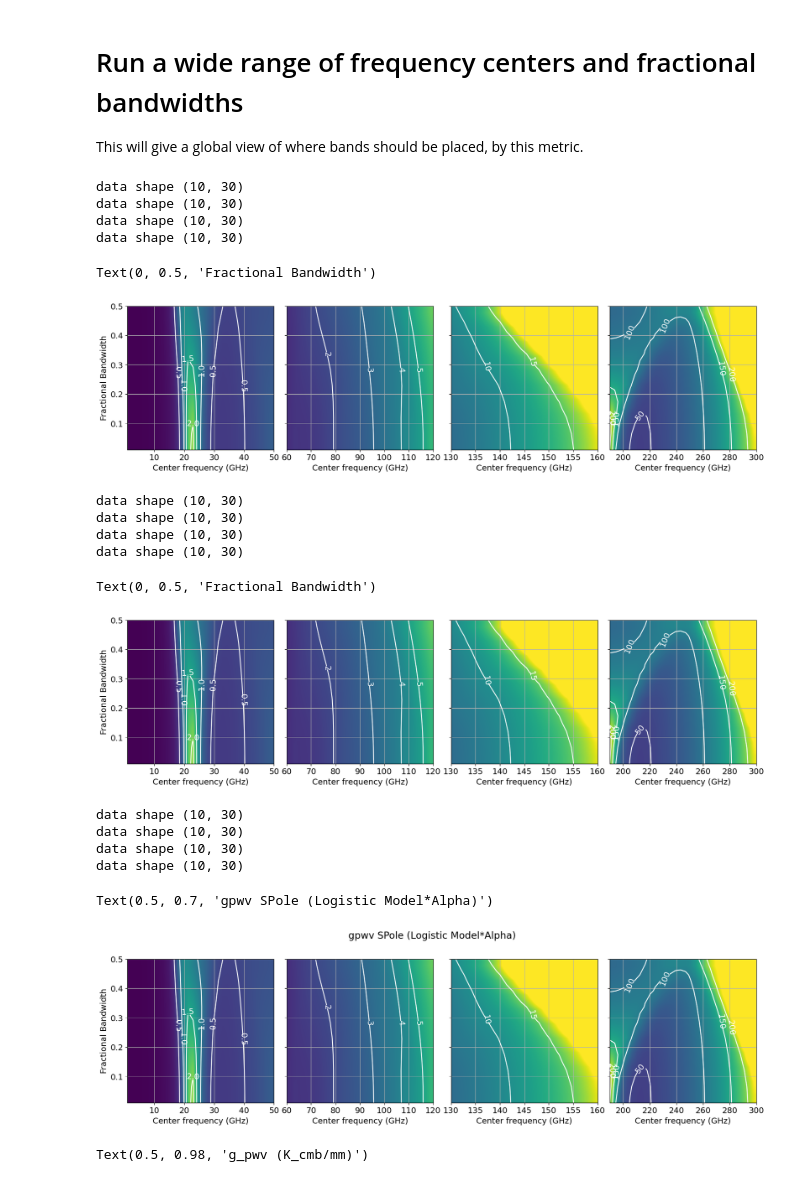
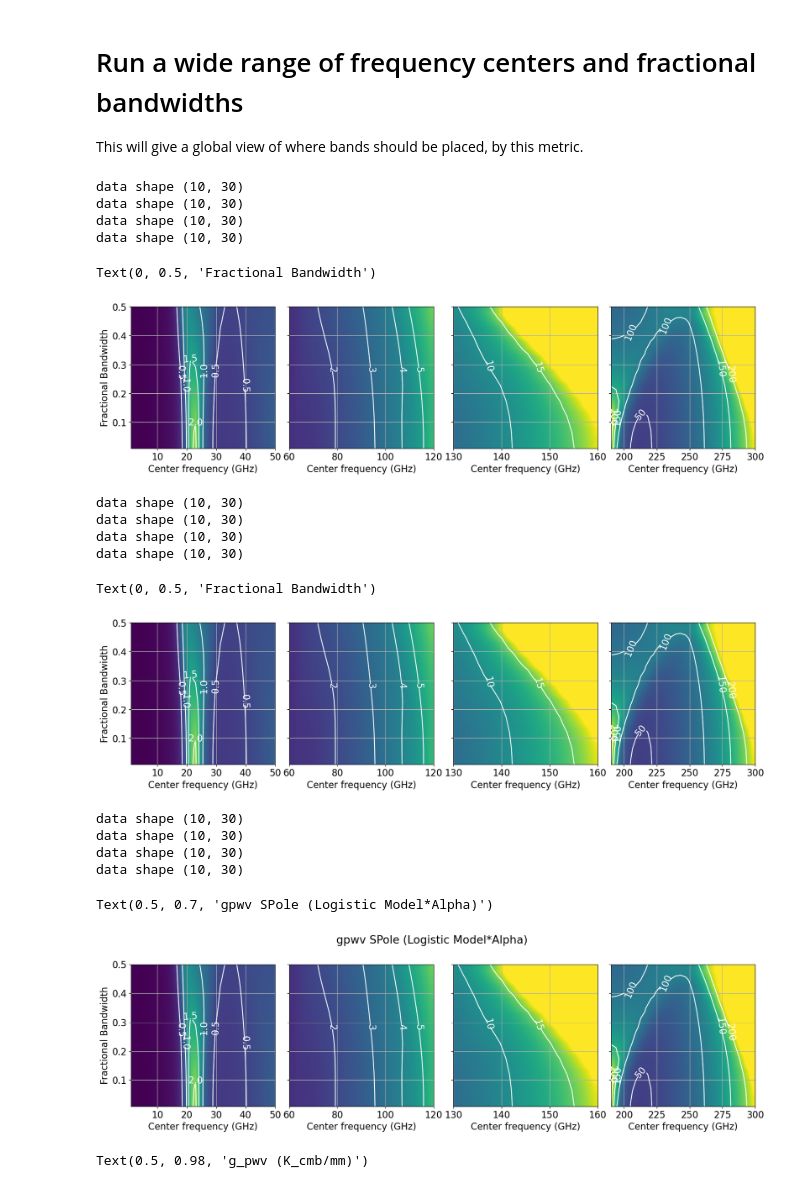
Before and after one commit to JohnRuhl/Atmos_pwv_flucts, a Jupyter notebook: Atmos_pwv_flucts.ipynb, the cells around one changed output. Cells and saved outputs as stored; diff of their text form; code cells hidden in the pictures.

```diff
--- a/Atmos_pwv_flucts.ipynb
+++ b/Atmos_pwv_flucts.ipynb
@@ -77,14 +92,15 @@ plt.grid()
 # %%
-plt.rcParams.update({'font.size': 14})
-plt.rcParams['figure.figsize'] = [12, 8]
+#Spectrum only plot
+#plt.rcParams.update({'font.size': 14})
+#plt.rcParams['figure.figsize'] = [12, 8]
 
-for site in ['Pole','Atacama']:
-    for pwv in atmos[site].keys():
-        pltlabel=site+':'+str(pwv)+' um'
-        plt.plot(atmos[site][pwv][0],atmos[site][pwv][4], label=pltlabel)
-plt.ylabel('Tb')
-plt.xlabel('Frequency (GHz)')
-plt.xlim(0,600)
-plt.grid()
-plt.legend()
-plt.title('Planck Brightness Temperature vs Frequency')
+#for site in ['Pole','Atacama']:
+ #   for pwv in atmos[site].keys():
+  #      pltlabel=site+':'+str(pwv)+' um'
+   #     plt.plot(atmos[site][pwv][0],atmos[site][pwv][5], label=pltlabel)
+#plt.ylabel('Tb')
+#plt.xlabel('Frequency (GHz)')
+#plt.xlim(0,600)
+#plt.grid()
+#plt.legend()
+#plt.title('Planck Brightness Temperature vs Frequency')
@@ -212,8 +229,8 @@ site = 'Pole'
 pwv1 = list(atmos[site].keys())[0]  # assume we've got two pwv's loaded in!
 pwv2 = list(atmos[site].keys())[1]
 nu_atmos = atmos[site][pwv1][0]
-Tb1 = atmos[site][pwv1][4]
-Tb2 = atmos[site][pwv2][4]
+Tb1 = atmos[site][pwv1][5]
+Tb2 = atmos[site][pwv2][5]
 atmos_trans = (atmos[site][pwv2][2]+atmos[site][pwv1][2])/2
 dpwv = 0.1 #mm
 # Interpolate Tb's to nu_ghz frequency points
@@ -282,8 +299,8 @@ def make_one_plot(flow,fhigh,atmos):
     pwv1 = list(atmos[site].keys())[0]  # assume we've got two pwv's loaded in!
     pwv2 = list(atmos[site].keys())[1]
     nu_atmos = atmos[site][pwv1][0]
-    Tb1 = atmos[site][pwv1][4]
-    Tb2 = atmos[site][pwv2][4]
+    Tb1 = atmos[site][pwv1][5]
+    Tb2 = atmos[site][pwv2][5]
     atmos_trans = (atmos[site][pwv2][2]+atmos[site][pwv1][2])/2
     dpwv = 0.1 #mm
 
@@ -370,7 +387,7 @@ def plot_one_panel(outdata,axs,rownum,minval,maxval,clevels):
     axs[rownum].grid()
 # %%
 #make sure the bandmodel is defined in the function above
-plt.rcParams.update({'font.size': 14})
+plt.rcParams.update({'font.size': 16})
 plt.rcParams['figure.figsize'] = [16, 12]
 
 fig,axs = plt.subplots(nrows=1,ncols=4,sharey=True,constrained_layout=True)
@@ -395,38 +412,38 @@ data shape (10, 30)
 data shape (10, 30)
 data shape (10, 30)
 Text(0, 0.5, 'Fractional Bandwidth')
-[figure, old version]
+[figure, new version]
 # %%
 #rerun for Logisitic
-plt.rcParams.update({'font.size': 14})
+plt.rcParams.update({'font.size': 16})
 plt.rcParams['figure.figsize'] = [16, 12]
 
 fig,axs = plt.subplots(nrows=1,ncols=4,sharey=True,constrained_layout=True)
 fig.set_constrained_layout_pads(w_pad=2 / 72, h_pad=2 / 72, hspace=0.1,wspace=0.0)
 
 outdat = make_one_plot(1,50,atmos)
 plot_one_panel(outdat,axs,0,0,2.5,[0,0.5,1,1.5,2])
 
 outdat = make_one_plot(60,120,atmos)
 plot_one_panel(outdat,axs,1,0,9,[0,1,2,3,4,5])
 
 outdat = make_one_plot(130,160,atmos)
 plot_one_panel(outdat,axs,2,0,20,[0,5,10,15])
 
 outdat = make_one_plot(190,300,atmos)
 plot_one_panel(outdat,axs,3,0,250,[0,50,100,150,200])
 axs[0].set_ylabel('Fractional Bandwidth')
 #plt.suptitle('gpwv SPole (Logistic Model)')
 # %% [output]
 data shape (10, 30)
 data shape (10, 30)
 data shape (10, 30)
 data shape (10, 30)
 Text(0, 0.5, 'Fractional Bandwidth')
-[figure, old version]
+[figure, new version]
 # %%
 #rerun for Logisitic * alpha = 2
-plt.rcParams.update({'font.size': 14})
+plt.rcParams.update({'font.size': 16})
 plt.rcParams['figure.figsize'] = [16, 12]
 
 fig,axs = plt.subplots(nrows=1,ncols=4,sharey=True,constrained_layout=True)
@@ -451,7 +468,7 @@ data shape (10, 30)
 data shape (10, 30)
 data shape (10, 30)
 Text(0.5, 0.7, 'gpwv SPole (Logistic Model*Alpha)')
-[figure, old version]
+[figure, new version]
 # %%
 plt.rcParams.update({'font.size': 14})
 plt.rcParams['figure.figsize'] = [12, 4]
```
Also changed, not shown: parts of 28 cells of this notebook, 2 other files.
